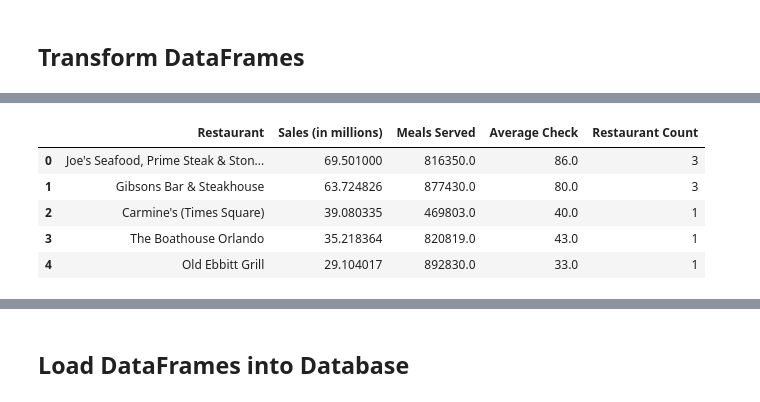
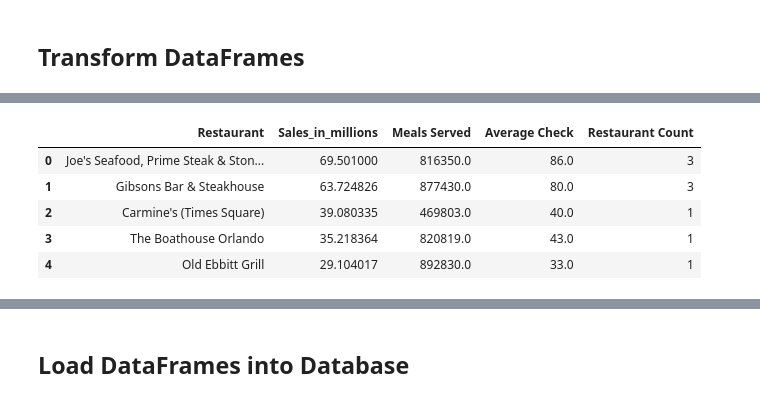
Before and after one commit to halpeter/ETL-Project, a Jupyter notebook: etl.ipynb, the cells around one changed output, grey strips where cells are left out. Saved outputs shown, nothing was run; the diff lists cells and outputs as text; code cells hidden in the pictures.

```diff
--- a/etl.ipynb
+++ b/etl.ipynb
@@ -81,6 +81,6 @@ top250.head()
 #Make the Sales units match across tables
 sales_mils = ind100["Sales"]/1000000
 ind100["Sales"] = sales_mils
-ind100 = ind100.rename(columns={"Sales":"Sales (in millions)"})
+ind100 = ind100.rename(columns={"Sales":"Sales_in_millions"})
 ind100.head()
 # %% [output]
@@ -99,24 +95,24 @@ ind100.head()
 # %%
 # Aggregate Ind100 by summing (sales or meals) to find overall top
 
 # Grouby Restaurant, summing by (sales or meals)
 ind100_grouped = ind100.groupby(['Restaurant']).sum()
 # Drop Rank and Average Check columns
 ind100_grouped = ind100_grouped.drop(columns=['Rank', 'Average Check'])
 # Group by restaurant and average check, then add to ind100_grouped
 avg_check = ind100.groupby(['Restaurant']).mean()
 ind100_grouped['Average Check'] = avg_check['Average Check']
 # Groupby restaurant and get the counts of how many times that restaurant occurs
 counts = ind100.groupby(['Restaurant']).count()
 ind100_grouped['Restaurant Count'] = counts['Rank']
 # Sort by Sales descending
-ind100_grouped = ind100_grouped.sort_values(by='Sales (in millions)', ascending=False)
+ind100_grouped = ind100_grouped.sort_values(by='Sales_in_millions', ascending=False)
 # Reset index to show new rank
 ind100_grouped = ind100_grouped.reset_index()
 # Show preview of DF
 ind100_grouped.head()
 # %% [output]
-|  | Restaurant | Sales (in millions) | Meals Served | Average Check | Restaurant Count |
+|  | Restaurant | Sales_in_millions | Meals Served | Average Check | Restaurant Count |
 | 0 | Joe's Seafood, Prime Steak & Ston... | 69.501000 | 816350.0 | 86.0 | 3 |
 | 1 | Gibsons Bar & Steakhouse | 63.724826 | 877430.0 | 80.0 | 3 |
 | 2 | Carmine's (Times Square) | 39.080335 | 469803.0 | 40.0 | 1 |
```
Also changed, not shown: parts of 20 cells of this notebook.
